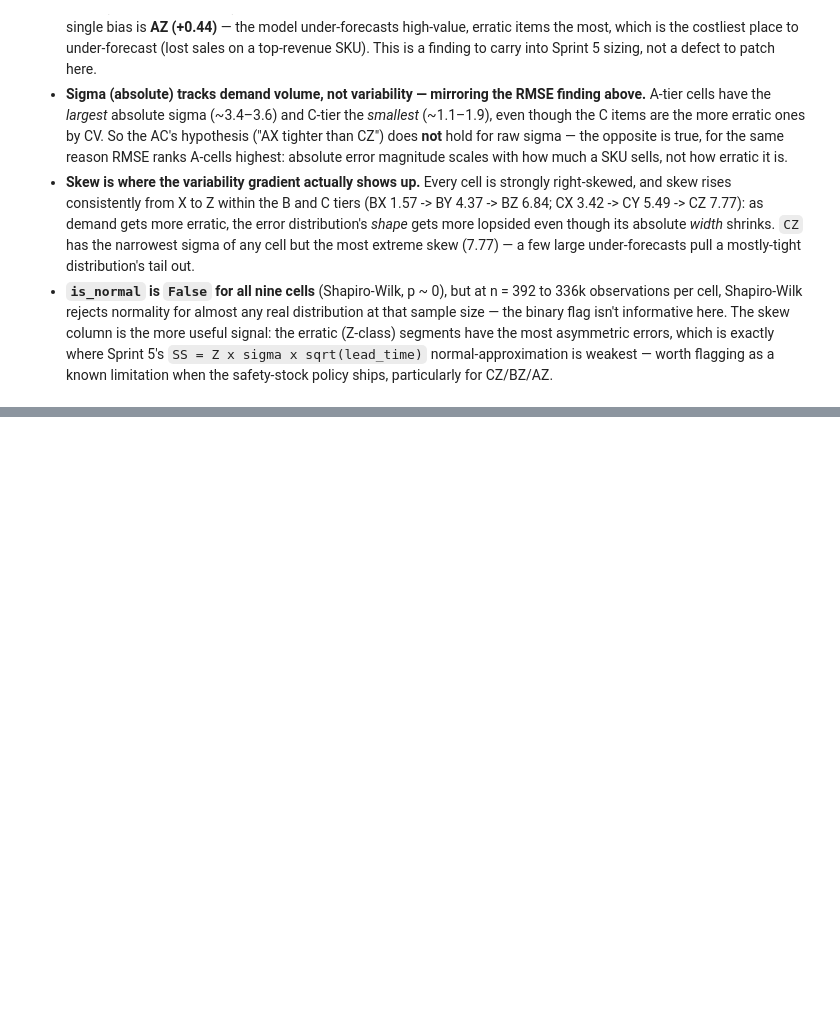
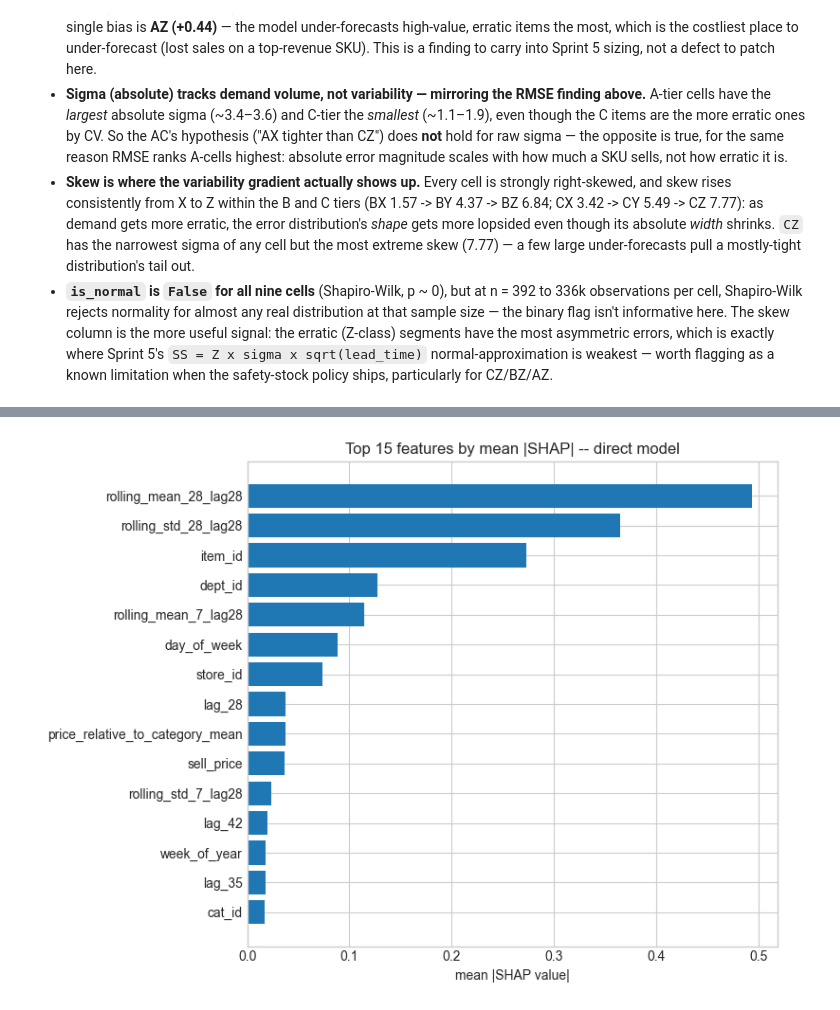
Before and after one commit to msburns24/sc-demand-forecasting, a Jupyter notebook: notebooks/05-evaluation.ipynb, the cells around one changed output, grey strips where cells are left out. Cells and saved outputs as stored; diff of their text form; code cells hidden in the pictures; blank space fills up the shorter version.

Commit message:
feat(SCDF-22): Feature importance analysis

```diff
--- a/notebooks/05-evaluation.ipynb
+++ b/notebooks/05-evaluation.ipynb
@@ -224,0 +241,4 @@ plt.show()
+# %%
+importance = pd.read_csv("../outputs/shap_importance.csv")
+importance_by_cat = pd.read_csv("../outputs/shap_importance_by_cat.csv")
+importance.head(15)
@@ -224,0 +262,12 @@ plt.show()
+# %%
+top15 = importance.sort_values("mean_abs_shap", ascending=False).head(15).iloc[::-1]
+
+fig, ax = plt.subplots(figsize=(8, 6))
+ax.barh(top15["feature"], top15["mean_abs_shap"])
+ax.set_xlabel("mean |SHAP value|")
+ax.set_title("Top 15 features by mean |SHAP| -- direct model")
+fig.tight_layout()
+fig.savefig("../outputs/feature_importance.png", dpi=150)
+plt.show()
+# %% [output]
+[figure, added]
```
Also changed, not shown: parts of 4 cells of this notebook, 8 other files.
